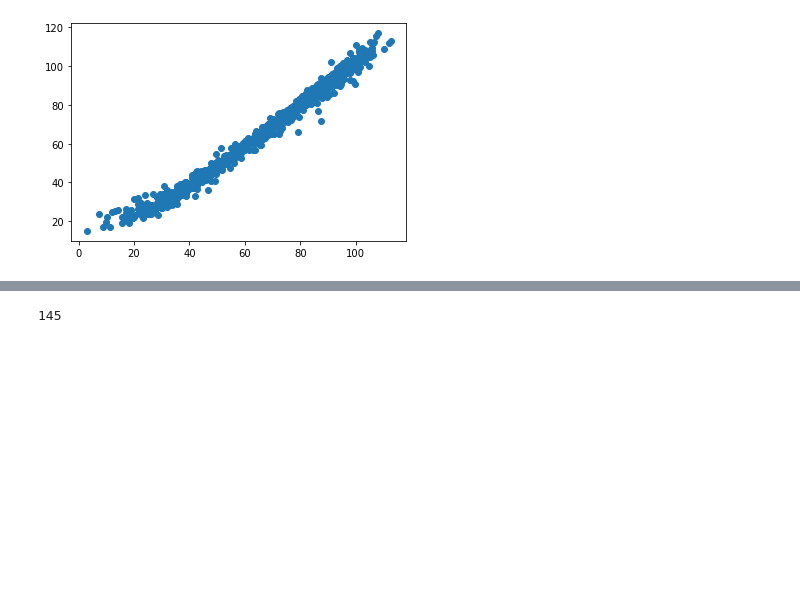
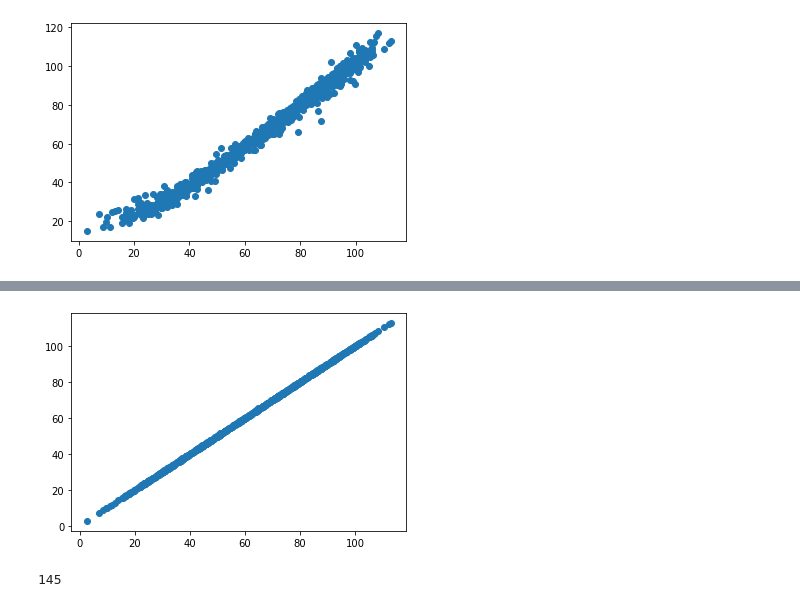
Before and after one commit to G-Licitra/hime, a Jupyter notebook: playground/LMM_methods_random_intercept.ipynb, the cells around one changed output, grey strips where cells are left out. Cells and saved outputs as stored; diff of their text form; code cells hidden in the pictures; blank space fills up the shorter version.

```diff
--- a/playground/LMM_methods.ipynb
+++ b/playground/LMM_methods_random_intercept.ipynb
@@ -473,3 +554,7 @@ _ = plt.scatter(fitted_values, y[:-3])
+# %%
+_ = plt.scatter(fitted_values, mdf.fittedvalues)
+# %% [output]
+[figure, added]
 # %%
 # order_of_estimates = fixed_intercept, fixed_coefficients, random_intercept, random_slope
 # %%
```
Also changed, not shown: parts of 28 cells of this notebook, 4 other files.
